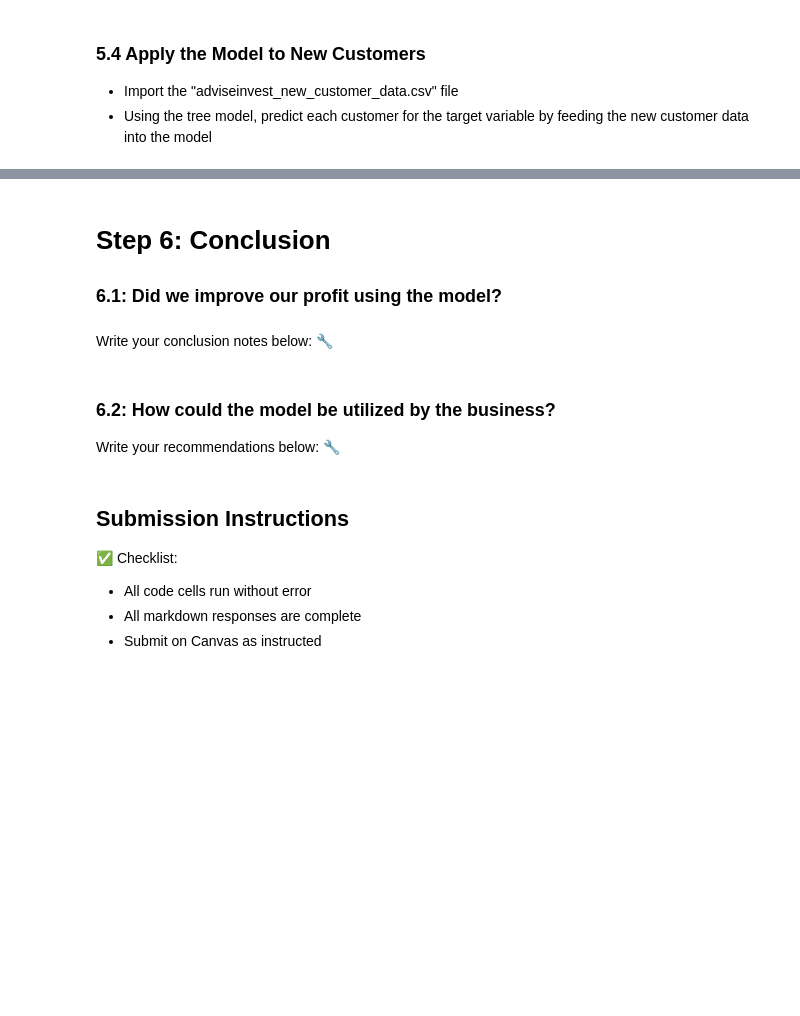
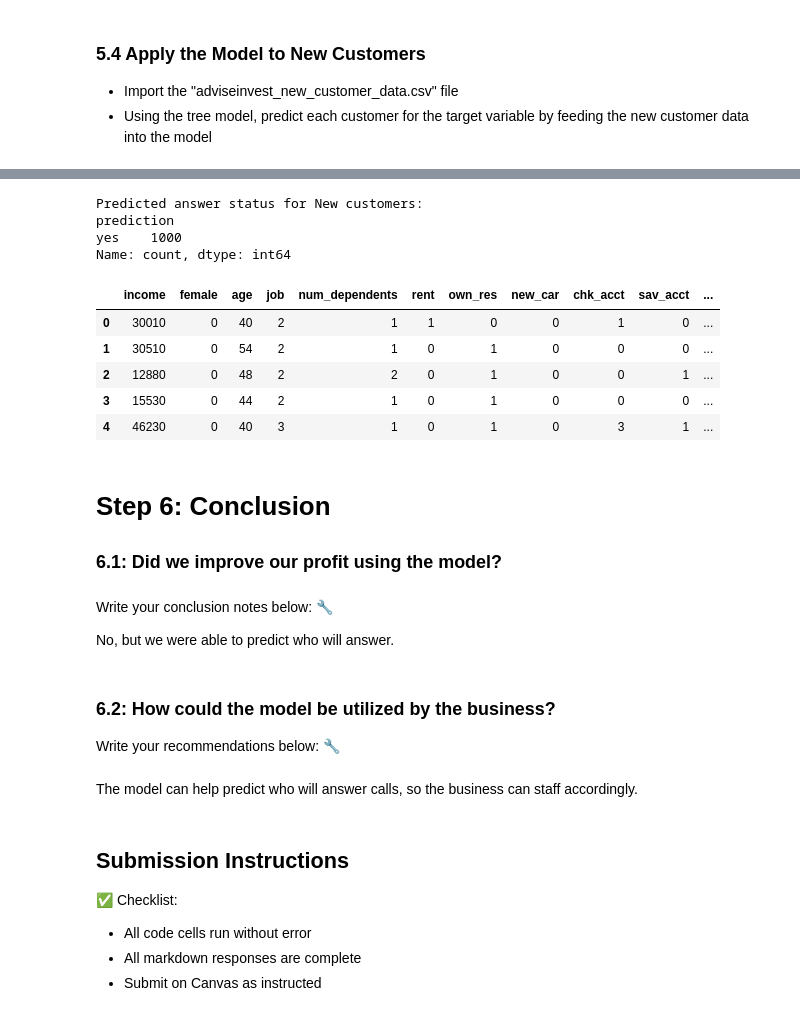
Before and after one commit to u1344368/IS4487, a Jupyter notebook: Assignments/assignment_10_classification.ipynb, the cells around one changed output, grey strips where cells are left out. Cells and saved outputs as stored; diff of their text form; code cells hidden in the pictures; blank space fills up the shorter version.

```diff
--- a/Assignments/assignment_10_classification.ipynb
+++ b/Assignments/assignment_10_classification.ipynb
@@ -462,12 +467,37 @@ new_customer_df.head()
+# %%
+#Predict the number of customers who will be yes/no for the target variable 🔧
+new_customers_X = new_customer_df.drop(columns = ['customer_id']).copy()
+new_customers_X = pd.get_dummies(new_customers_X)
+new_customers_X = new_customers_X.reindex(columns = x.columns, fill_value=0)
+new_customer_predictions = clf_tuned.predict(new_customers_X)
+new_customer_df['prediction'] = new_customer_predictions
+print("Predicted answer status for New customers: ")
+print(new_customer_df['prediction'].value_counts())
+new_customer_df.head()
+# %% [output]
+Predicted answer status for New customers:
+prediction
+yes    1000
+Name: count, dtype: int64
+|  | income | female | age | job | num_dependents | rent | own_res | new_car | chk_acct | sav_acct | ... |
+| 0 | 30010 | 0 | 40 | 2 | 1 | 1 | 0 | 0 | 1 | 0 | ... |
+| 1 | 30510 | 0 | 54 | 2 | 1 | 0 | 1 | 0 | 0 | 0 | ... |
+| 2 | 12880 | 0 | 48 | 2 | 2 | 0 | 1 | 0 | 0 | 1 | ... |
+| 3 | 15530 | 0 | 44 | 2 | 1 | 0 | 1 | 0 | 0 | 0 | ... |
+| 4 | 46230 | 0 | 40 | 3 | 1 | 0 | 1 | 0 | 3 | 1 | ... |
 # %% [markdown]
 # Step 6: Conclusion
 ### 6.1: Did we improve our profit using the model?
 # %% [markdown]
 Write your conclusion notes below:  🔧
+
+No, but we were able to predict who will answer.
 # %% [markdown]
 ### 6.2: How could the model be utilized by the business?
 
 Write your recommendations below:  🔧
+# %% [markdown]
+The model can help predict who will answer calls, so the business can staff accordingly.
 # %% [markdown]
 ## Submission Instructions
 ✅ Checklist:
```
Also changed, not shown: parts of 3 cells of this notebook.
